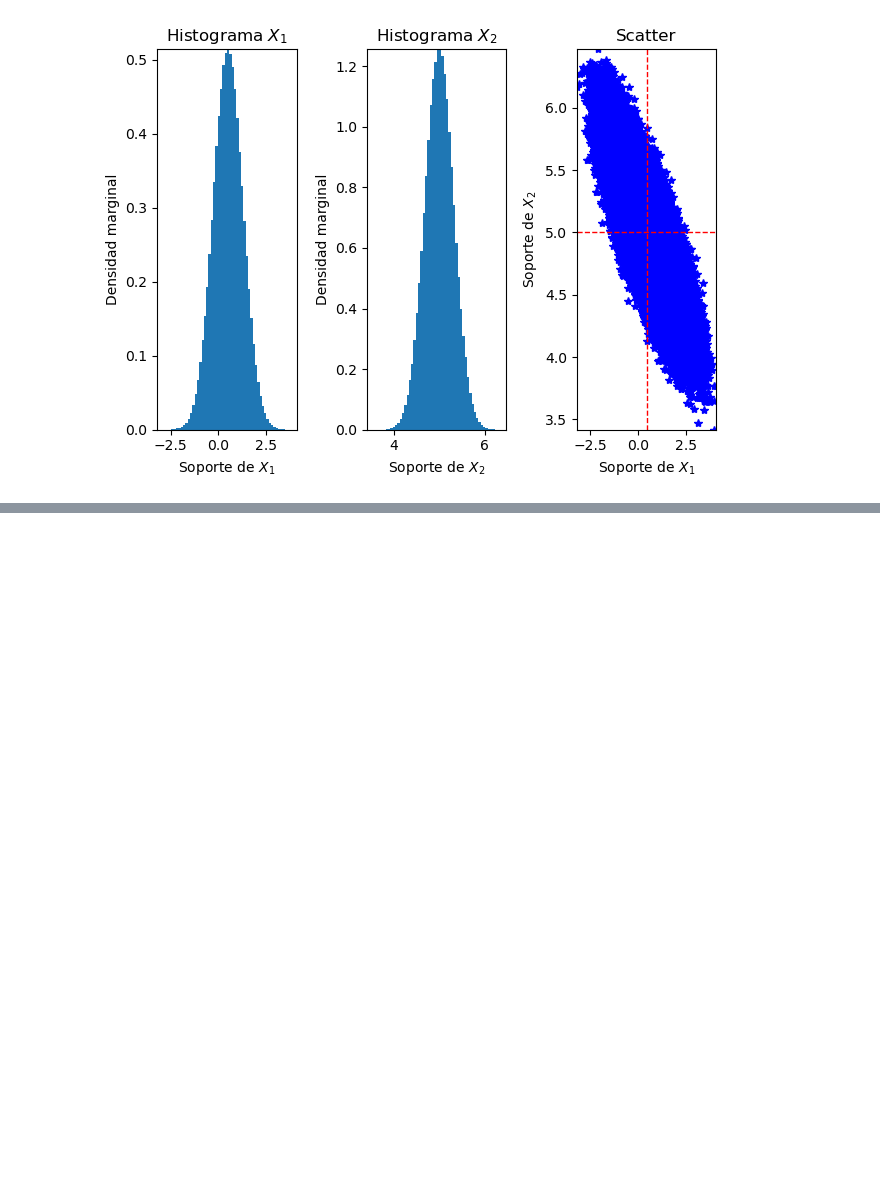
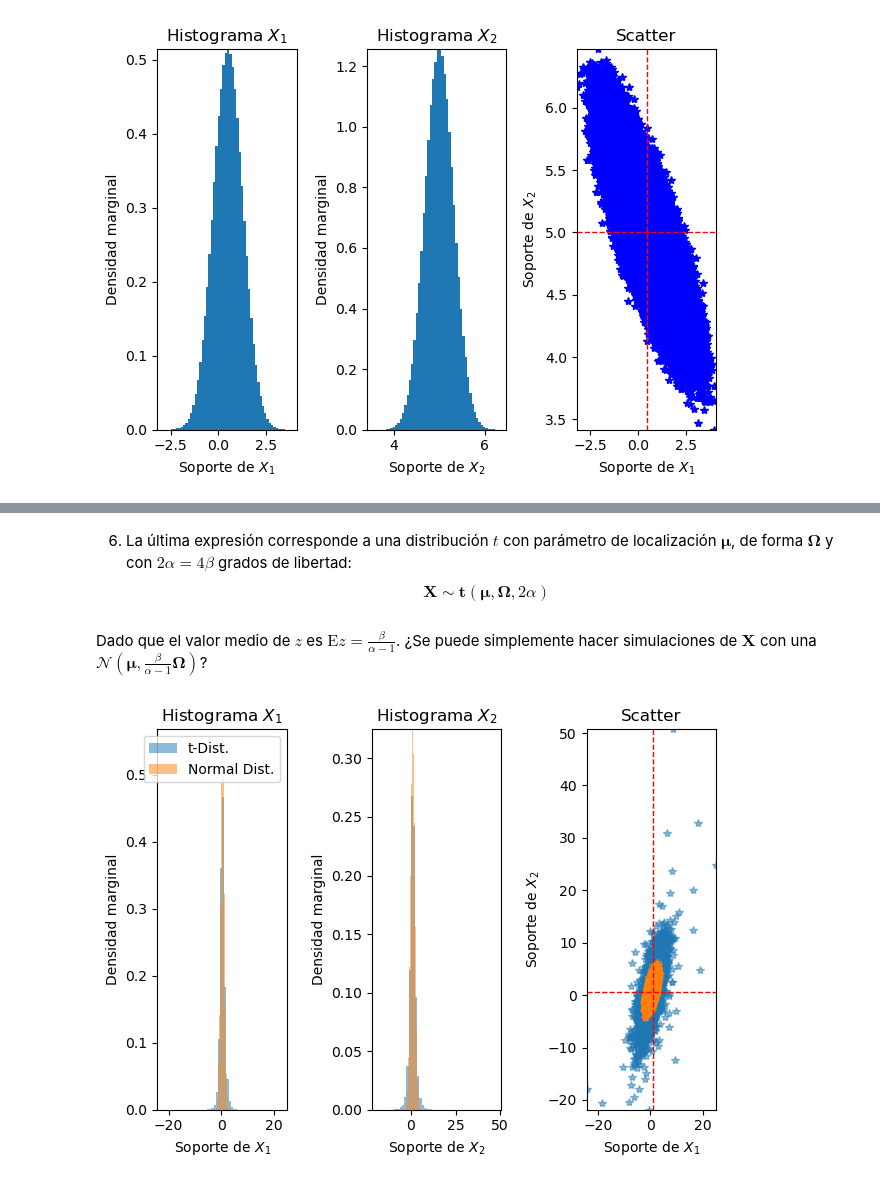
Before and after one commit to rmve21/BayesInfer_rmve, a Jupyter notebook: 01_MCMC03_GS_MH.ipynb, the cells around one changed output, grey strips where cells are left out. Cells and saved outputs as stored; diff of their text form; code cells hidden in the pictures; blank space fills up the shorter version.

Commit message:
Simple GS and MH

```diff
--- a/01_MCMC03_GS_MH.ipynb
+++ b/01_MCMC03_GS_MH.ipynb
@@ -546,0 +177,51 @@ print('|========================================================================
+# %% [markdown]
+6. La última expresión corresponde a una distribución $t$ con parámetro de localización $\boldsymbol{\mu}$, de forma $\boldsymbol{\Omega}$ y con $2\alpha=4\beta$ grados de libertad:
+$$\mathbf{X}\sim\mathbf{t}\left(\boldsymbol{\mu},\boldsymbol{\Omega},2\alpha\right)$$
+# %% [markdown]
+Dado que el valor medio de $z$ es $\mathrm{E}z=\frac{\beta}{\alpha-1}$. ¿Se puede simplemente hacer simulaciones de $\mathbf{X}$ con una $\mathcal{N}\left(\boldsymbol{\mu},\frac{\beta}{\alpha-1}\boldsymbol{\Omega}\right)$?
+# %%
+# Parameters
+mu    = np.array([0.5, 1])
+Omega = np.array([[0.5, 0.6], [0.6, 1.5]])
+alpha = 2
+beta  = 1
+df    = 2*alpha
+Ez    = beta/(alpha-1)
+
+# Number of samples to draw
+nsample = 10**5
+# %%
+Xs_normal = np.random.multivariate_normal(mu, Ez*Omega, size=nsample)
+Xs = multivariate_t.rvs(loc=mu, shape=Omega, df=df, size=nsample)
+zs = invgamma.rvs(a=alpha, scale=beta, size=nsample)
+# %%
+num_bins = 60
+fig, (ax0, ax1, ax3) = plt.subplots(1,3)
+
+ax0.hist(Xs[:,0], num_bins, density=True, alpha=0.5, label='t-Dist.')
+ax0.hist(Xs_normal[:, 0], num_bins, density=True, alpha=0.5, label='Normal Dist.')
+ax0.set_xlabel('Soporte de $X_1$')
+ax0.set_ylabel('Densidad marginal')
+ax0.set_title(r'Histograma $X_1$')
+ax0.legend()
+ax0.autoscale(enable=True, axis='both', tight=True)
+
+ax1.hist(Xs[:,1], num_bins, density=True, alpha=0.5, label='t-Dist.')
+ax1.hist(Xs_normal[:, 1], num_bins, density=True, alpha=0.5, label='Normal Dist.')
+ax1.set_xlabel('Soporte de $X_2$')
+ax1.set_ylabel('Densidad marginal')
+ax1.set_title(r'Histograma $X_2$')
+ax1.autoscale(enable=True, axis='both', tight=True)
+
+ax3.plot(Xs[:,0], Xs[:,1], '*',alpha=0.5, label='t-Dist.')
+ax3.plot(Xs_normal[:,0], Xs_normal[:,1], '*',alpha=0.5, label='Normal Dist.')
+ax3.axhline(0.5, color='red', lw=1,ls='--')
+ax3.axvline(1.0, color='red', lw=1,ls='--')
+ax3.set_xlabel('Soporte de $X_1$')
+ax3.set_ylabel('Soporte de $X_2$')
+ax3.set_title(r'Scatter')
+ax3.autoscale(enable=True, axis='both', tight=True)
+
+plt.tight_layout()
+# %% [output]
+[figure, added]
```
Also changed, not shown: parts of 59 cells of this notebook.
